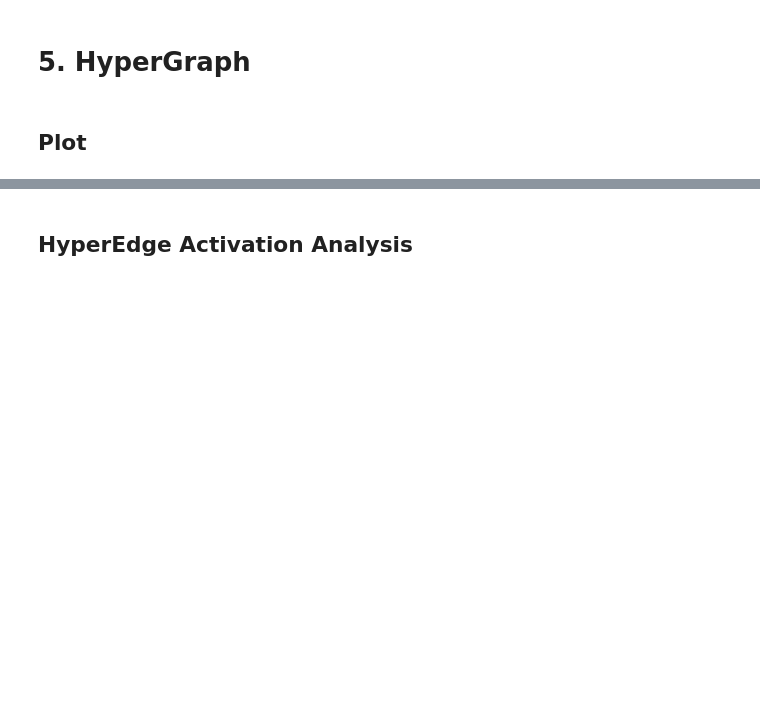
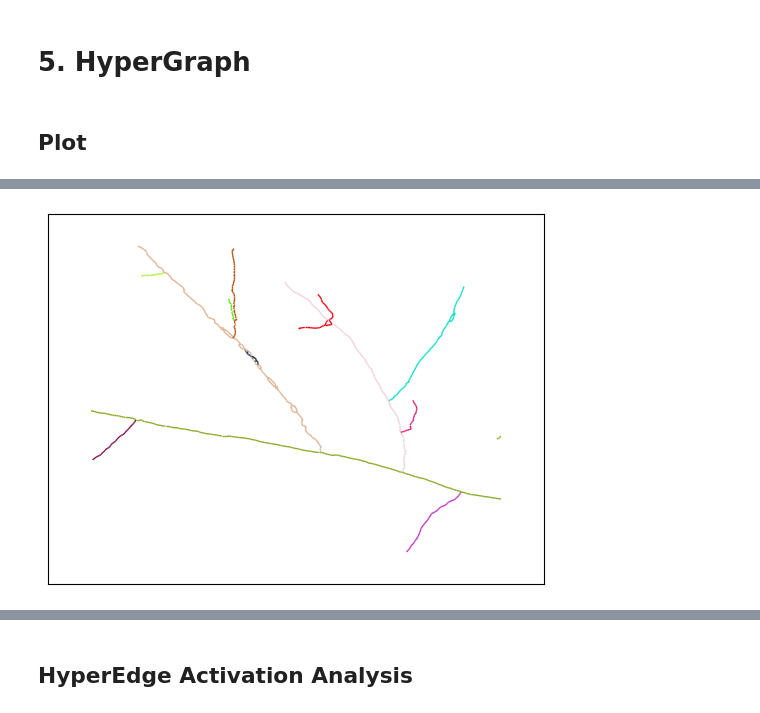
Before and after one commit to amin942001/STHype, a Jupyter notebook: examples/amftrack.ipynb, the cells around one changed output, grey strips where cells are left out. Cells and saved outputs as stored; diff of their text form; code cells hidden in the pictures; blank space fills up the shorter version.

```diff
--- a/examples/amftrack.ipynb
+++ b/examples/amftrack.ipynb
@@ -150,3 +150,7 @@ plot_spatial_temporal_graph(spatial_temporal_graph, color_group='hyperedge')
+# %%
+plot_spatial_temporal_graph(spatial_temporal_graph, color_group='hyperedge', region=((21000, 40000), (23000, 42000)))
+# %% [output]
+[figure, added]
 # %%
 plot_spatial_temporal_graph_node(spatial_temporal_graph, node=1942, area_size=1000, add_nodes=False, add_initial_nodes=True, color_group='hyperedge')
 # %% [output]
```
Also changed, not shown: parts of 13 cells of this notebook, 2 other files.
